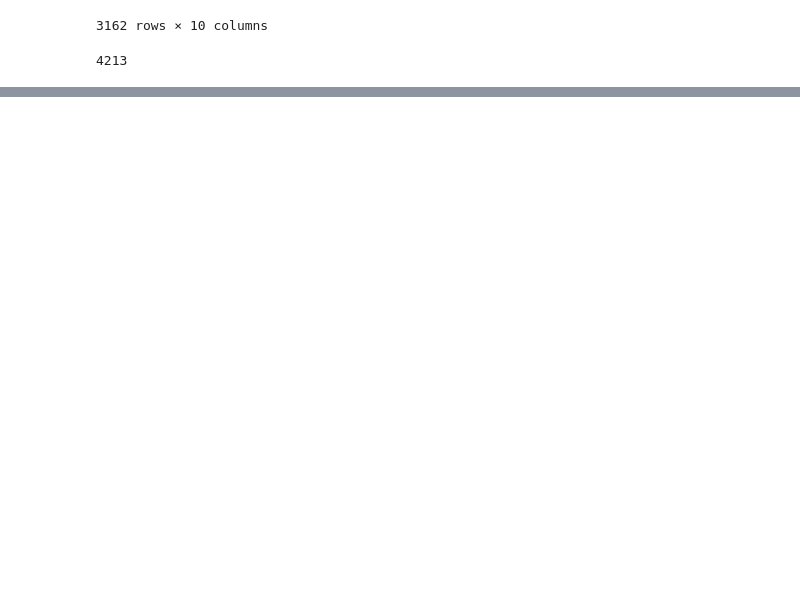
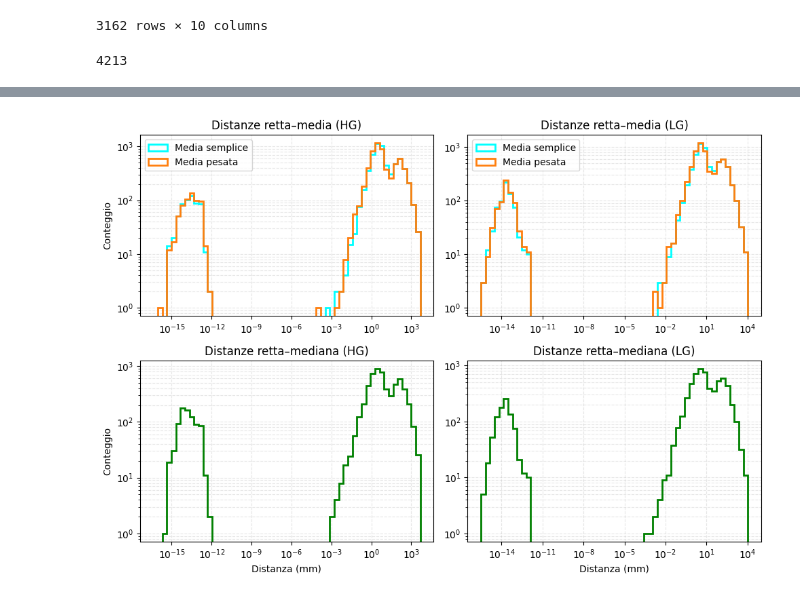
Before and after one commit to mfrancescangeli1/ASTRI, a Jupyter notebook: analisi3.ipynb, the cells around one changed output, grey strips where cells are left out. Drawn from its saved outputs; the diff is of its cells as text; code cells hidden in the pictures; blank space fills up the shorter version.

```diff
--- a/analisi3.ipynb
+++ b/analisi3.ipynb
@@ -471,0 +403,87 @@ Differenza media pesata - semplice: [ 0.4830427  -0.48570276]
+# %%
+n_bins = 60
+
+# ===================== HG =====================
+d_s_hg = df_dist_hg["d_simple"].values
+d_w_hg = df_dist_hg["d_weight"].values
+d_m_hg = df_dist_hg["d_median"].values
+
+d_s_hg = d_s_hg[np.isfinite(d_s_hg) & (d_s_hg > 0)]
+d_w_hg = d_w_hg[np.isfinite(d_w_hg) & (d_w_hg > 0)]
+d_m_hg = d_m_hg[np.isfinite(d_m_hg) & (d_m_hg > 0)]
+
+# ===================== LG =====================
+d_s_lg = df_dist_lg["d_simple"].values
+d_w_lg = df_dist_lg["d_weight"].values
+d_m_lg = df_dist_lg["d_median"].values
+
+d_s_lg = d_s_lg[np.isfinite(d_s_lg) & (d_s_lg > 0)]
+d_w_lg = d_w_lg[np.isfinite(d_w_lg) & (d_w_lg > 0)]
+d_m_lg = d_m_lg[np.isfinite(d_m_lg) & (d_m_lg > 0)]
+
+# ===================== BINNING LOG MIN–MAX =====================
+# HG
+bins_s_hg = np.logspace(np.log10(d_s_hg.min()), np.log10(d_s_hg.max()), n_bins)
+bins_w_hg = np.logspace(np.log10(d_w_hg.min()), np.log10(d_w_hg.max()), n_bins)
+bins_m_hg = np.logspace(np.log10(d_m_hg.min()), np.log10(d_m_hg.max()), n_bins)
+
+all_mean_hg = np.concatenate([d_s_hg, d_w_hg])
+bins_hg = np.logspace(np.log10(all_mean_hg.min()),
+                      np.log10(all_mean_hg.max()), n_bins)
+
+# LG
+bins_s_lg = np.logspace(np.log10(d_s_lg.min()), np.log10(d_s_lg.max()), n_bins)
+bins_w_lg = np.logspace(np.log10(d_w_lg.min()), np.log10(d_w_lg.max()), n_bins)
+bins_m_lg = np.logspace(np.log10(d_m_lg.min()), np.log10(d_m_lg.max()), n_bins)
+
+all_mean_lg = np.concatenate([d_s_lg, d_w_lg])
+bins_lg = np.logspace(np.log10(all_mean_lg.min()),
+                      np.log10(all_mean_lg.max()), n_bins)
+
+# ===================== PLOT =====================
+fig, axes = plt.subplots(2, 2, figsize=(10, 7), sharex=False, sharey=False)
+
+# -------------------- HG --------------------
+axes[0,0].hist(d_s_hg, bins=bins_hg, histtype="step", linewidth=2,
+               color="cyan", label="Media semplice")
+axes[0,0].hist(d_w_hg, bins=bins_hg, histtype="step", linewidth=2,
+               color="tab:orange", label="Media pesata")
+axes[0,0].set_title("Distanze retta–media (HG)")
+axes[0,0].set_ylabel("Conteggio")
+axes[0,0].legend()
+axes[0,0].grid(True, which="both", linestyle="--", alpha=0.3)
+axes[0,0].set_xscale("log")
+axes[0,0].set_yscale("log")
+
+axes[1,0].hist(d_m_hg, bins=bins_m_hg, histtype="step",
+               linewidth=2, color="green")
+axes[1,0].set_title("Distanze retta–mediana (HG)")
+axes[1,0].set_xlabel("Distanza (mm)")
+axes[1,0].set_ylabel("Conteggio")
+axes[1,0].grid(True, which="both", linestyle="--", alpha=0.3)
+axes[1,0].set_xscale("log")
+axes[1,0].set_yscale("log")
+
+# -------------------- LG --------------------
+axes[0,1].hist(d_s_lg, bins=bins_lg, histtype="step", linewidth=2,
+               color="cyan", label="Media semplice")
+axes[0,1].hist(d_w_lg, bins=bins_lg, histtype="step", linewidth=2,
+               color="tab:orange", label="Media pesata")
+axes[0,1].set_title("Distanze retta–media (LG)")
+axes[0,1].legend()
+axes[0,1].grid(True, which="both", linestyle="--", alpha=0.3)
+axes[0,1].set_xscale("log")
+axes[0,1].set_yscale("log")
+
+axes[1,1].hist(d_m_lg, bins=bins_m_lg, histtype="step",
+               linewidth=2, color="green")
+axes[1,1].set_title("Distanze retta–mediana (LG)")
+axes[1,1].set_xlabel("Distanza (mm)")
+axes[1,1].grid(True, which="both", linestyle="--", alpha=0.3)
+axes[1,1].set_xscale("log")
+axes[1,1].set_yscale("log")
+
+plt.tight_layout()
+plt.show()
+# %% [output]
+[figure, added]
```
Also changed, not shown: parts of 22 cells of this notebook, 4 other files.
